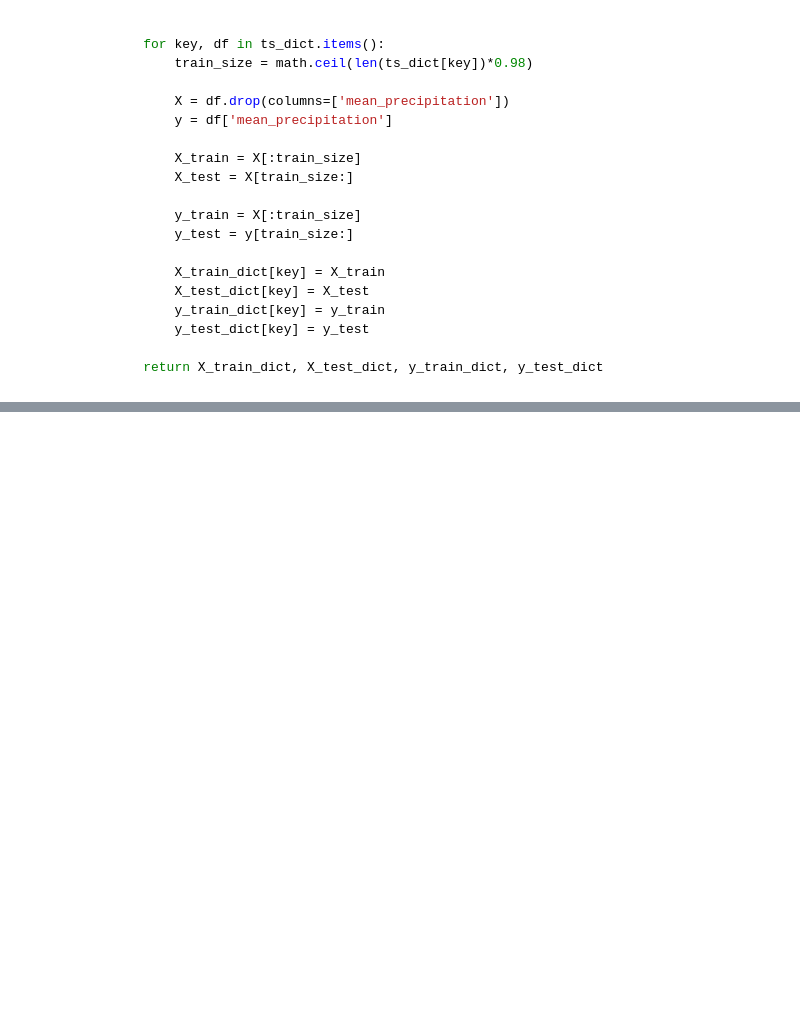
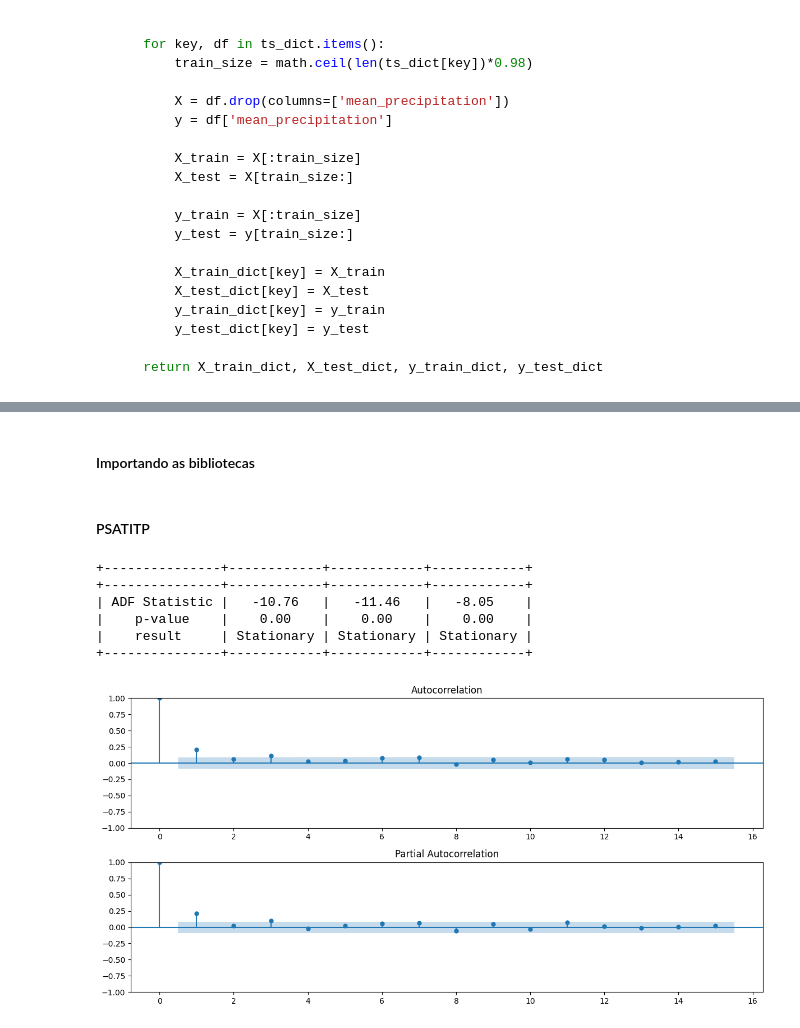
Before and after one commit to Samirnunes/desafio-casa-dos-ventos-ged-20, a Jupyter notebook: src/report.ipynb, the cells around one changed output, grey strips where cells are left out. Cells and saved outputs as stored; diff of their text form; code cells hidden in the pictures; blank space fills up the shorter version.

Commit message:
feat: add stationary check and acf and pact plots

```diff
--- a/src/report.ipynb
+++ b/src/report.ipynb
@@ -675,0 +695,2 @@ X_train_dict, X_test_dict, y_train_dict, y_test_dict = split_train_test(ts_dict)
+# %% [markdown]
+#### Importando as bibliotecas
@@ -675,0 +700,19 @@ X_train_dict, X_test_dict, y_train_dict, y_test_dict = split_train_test(ts_dict)
+# %%
+ts_dict = import_precipitation_ts()
+plants = get_plants()
+X_train_dict, X_test_dict, y_train_dict, y_test_dict = split_train_test(ts_dict)
+# %% [markdown]
+#### PSATITP
+# %%
+is_stationary(ts_dict, "PSATITP")
+# %% [output]
++---------------+------------+------------+------------+
++---------------+------------+------------+------------+
+| ADF Statistic |   -10.76   |   -11.46   |   -8.05    |
+|    p-value    |    0.00    |    0.00    |    0.00    |
+|    result     | Stationary | Stationary | Stationary |
++---------------+------------+------------+------------+
+# %%
+plot_acf_pacf(ts_dict, "PSATITP")
+# %% [output]
+[figure, added]
```
Also changed, not shown: parts of 20 cells of this notebook, 2 other files.
